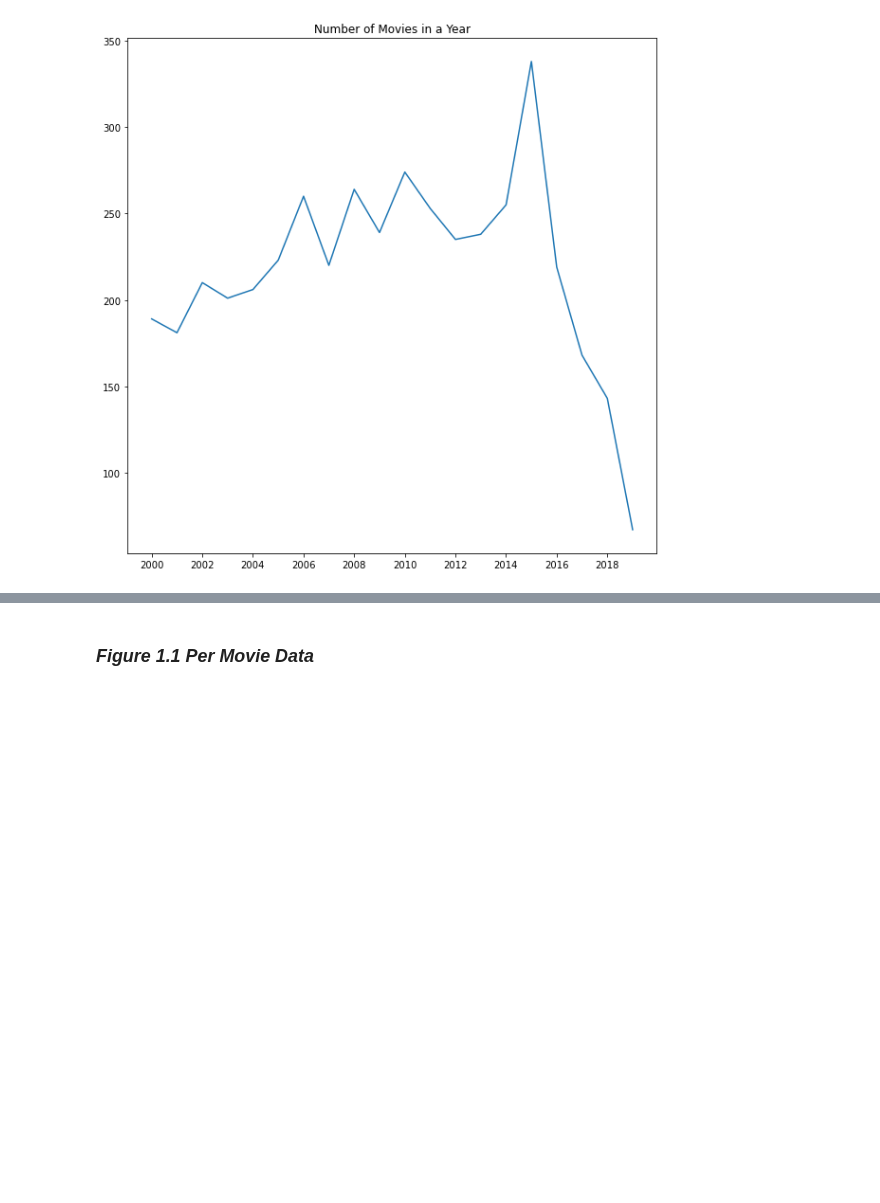
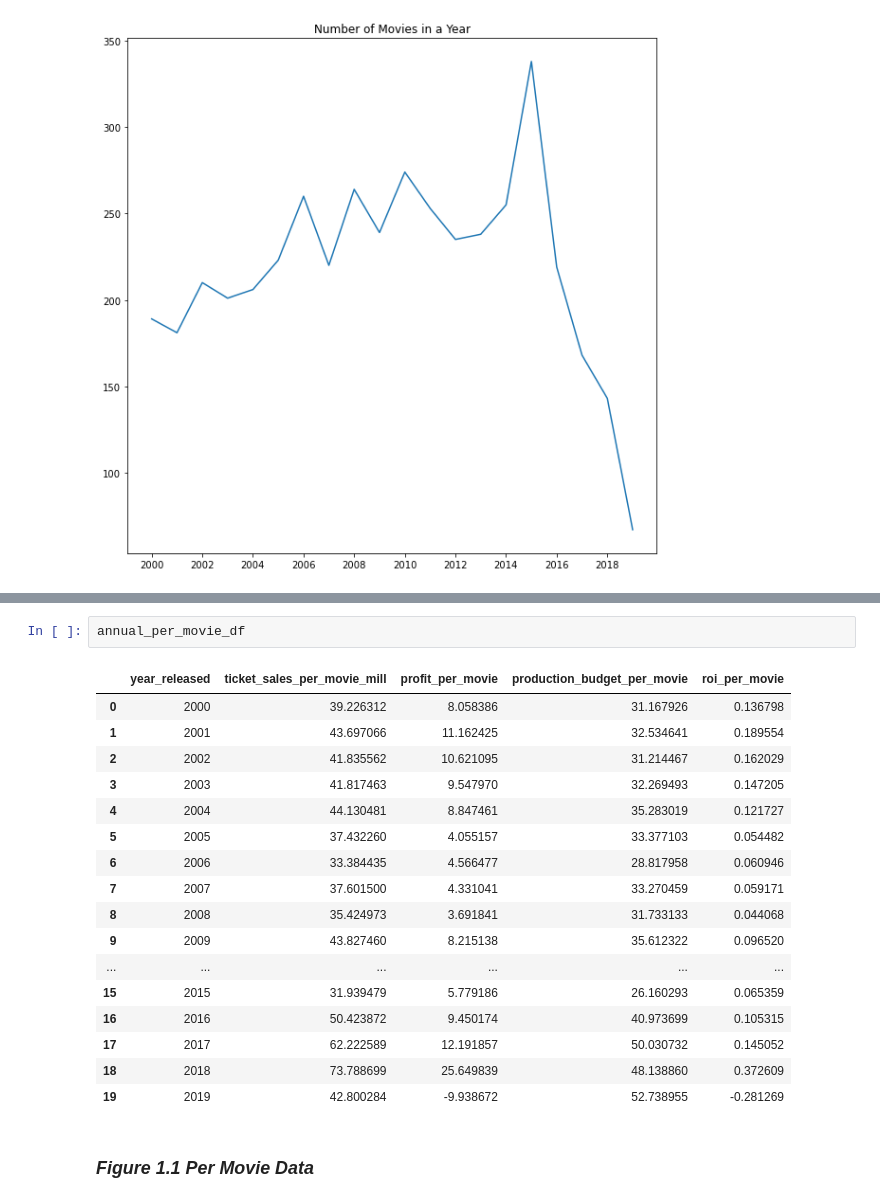
Before and after one commit to learn-co-students/dsc-mod-1-project-v2-1-onl01-dtsc-ft-041320, a Jupyter notebook: Evaluating The Box Office.ipynb, the cells around one changed output, grey strips where cells are left out. Cells and saved outputs as stored; diff of their text form; blank space fills up the shorter version.

```diff
--- a/Evaluating The Box Office.ipynb
+++ b/Evaluating The Box Office.ipynb
@@ -213,3 +206,23 @@ annual_per_movie_df.drop(columns=['movie_count','ticket_sales_in_mill','producti
+# %%
+annual_per_movie_df
+# %% [output]
+|  | year_released | ticket_sales_per_movie_mill | profit_per_movie | production_budget_per_movie | roi_per_movie |
+| 0 | 2000 | 39.226312 | 8.058386 | 31.167926 | 0.136798 |
+| 1 | 2001 | 43.697066 | 11.162425 | 32.534641 | 0.189554 |
+| 2 | 2002 | 41.835562 | 10.621095 | 31.214467 | 0.162029 |
+| 3 | 2003 | 41.817463 | 9.547970 | 32.269493 | 0.147205 |
+| 4 | 2004 | 44.130481 | 8.847461 | 35.283019 | 0.121727 |
+| 5 | 2005 | 37.432260 | 4.055157 | 33.377103 | 0.054482 |
+| 6 | 2006 | 33.384435 | 4.566477 | 28.817958 | 0.060946 |
+| 7 | 2007 | 37.601500 | 4.331041 | 33.270459 | 0.059171 |
+| 8 | 2008 | 35.424973 | 3.691841 | 31.733133 | 0.044068 |
+| 9 | 2009 | 43.827460 | 8.215138 | 35.612322 | 0.096520 |
+| ... | ... | ... | ... | ... | ... |
+| 15 | 2015 | 31.939479 | 5.779186 | 26.160293 | 0.065359 |
+| 16 | 2016 | 50.423872 | 9.450174 | 40.973699 | 0.105315 |
+| 17 | 2017 | 62.222589 | 12.191857 | 50.030732 | 0.145052 |
+| 18 | 2018 | 73.788699 | 25.649839 | 48.138860 | 0.372609 |
+| 19 | 2019 | 42.800284 | -9.938672 | 52.738955 | -0.281269 |
 # %% [markdown]
 ### ***Figure 1.1 Per Movie Data***
 # %%
```
Also changed, not shown: parts of 1 cell of this notebook, 5 other files.
